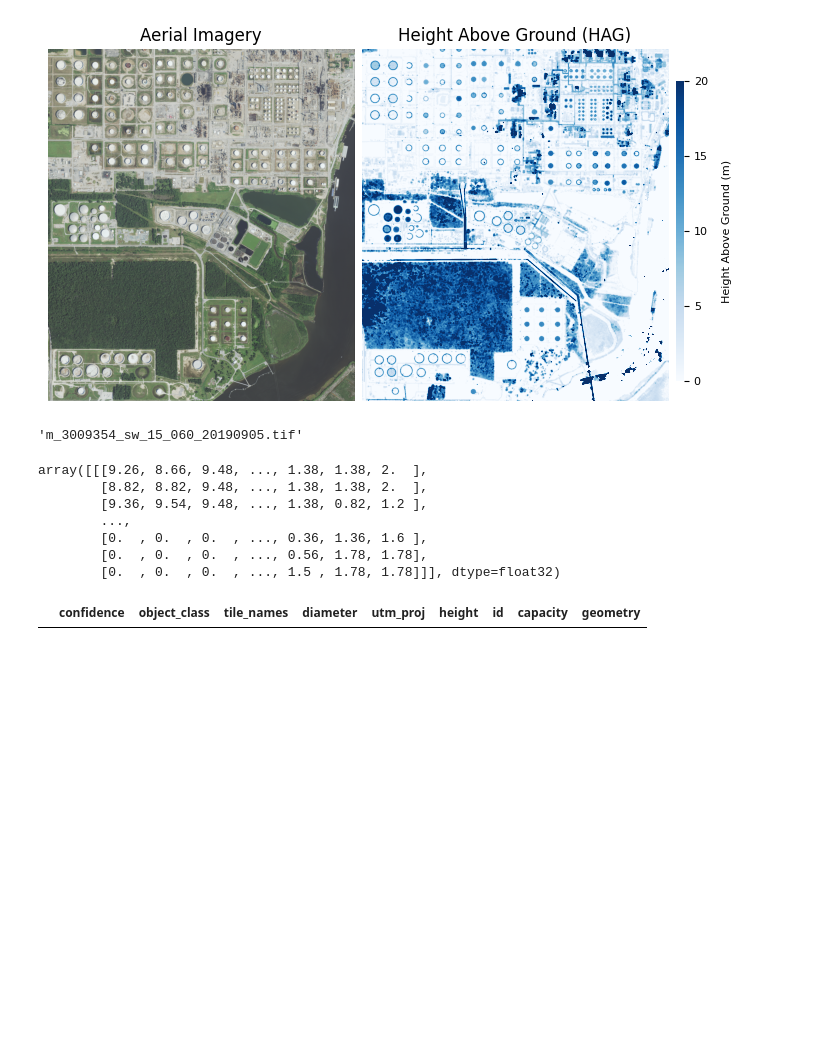
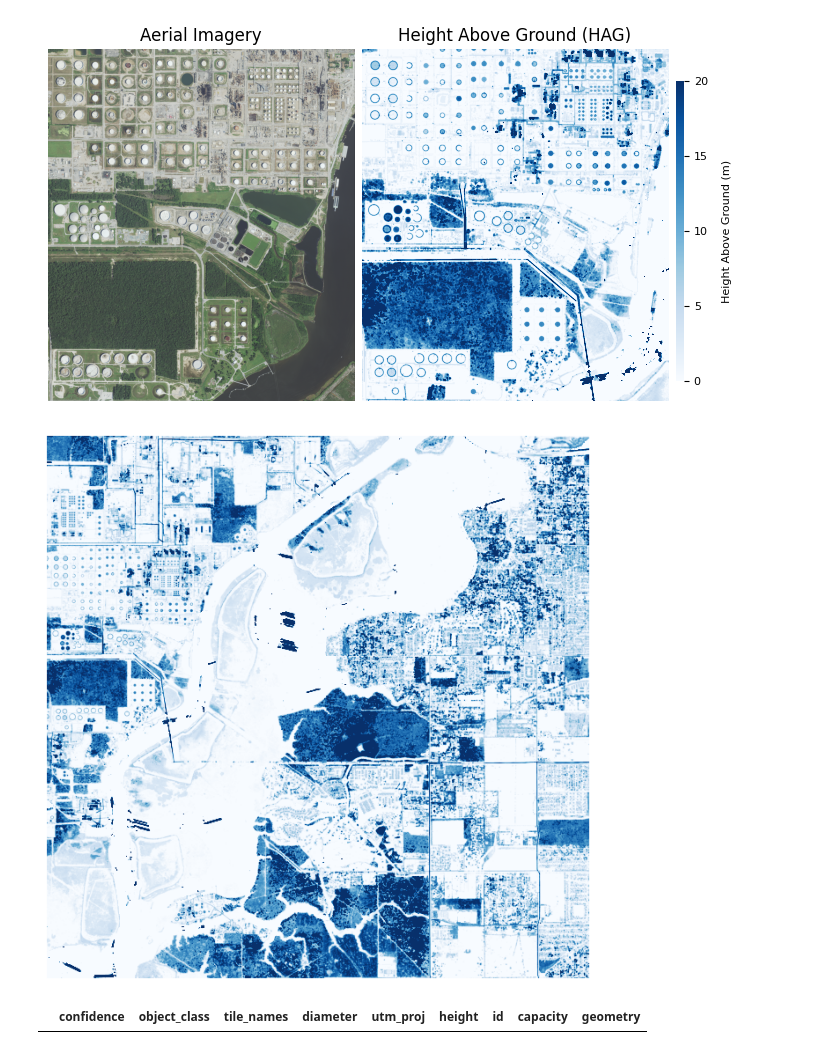
Before and after one commit to celinerobi/ast_object_detection_public, a Jupyter notebook: height_estimation_plot.ipynb, the cells around one changed output. Drawn from its saved outputs; the diff is of its cells as text; code cells hidden in the pictures; blank space fills up the shorter version.

Commit message:
push object detection, created figures

```diff
--- a/height_estimation_plot.ipynb
+++ b/height_estimation_plot.ipynb
@@ -89,18 +88,21 @@ plt.show()
 fig.savefig("HAG.png", dpi=900, pad_inches=0.25)
 # %% [output]
 [figure]
-# %%
-tif_name
-# %% [output]
-'m_3009354_sw_15_060_20190905.tif'
-# %%
-hag_img
-# %% [output]
-array([[[9.26, 8.66, 9.48, ..., 1.38, 1.38, 2.  ],
-        [8.82, 8.82, 9.48, ..., 1.38, 1.38, 2.  ],
-        [9.36, 9.54, 9.48, ..., 1.38, 0.82, 1.2 ],
-        ...,
-        [0.  , 0.  , 0.  , ..., 0.36, 1.36, 1.6 ],
-        [0.  , 0.  , 0.  , ..., 0.56, 1.78, 1.78],
-        [0.  , 0.  , 0.  , ..., 1.5 , 1.78, 1.78]]], dtype=float32)
+# %%
+hag_raster = rasterio.open(item_collection[0].assets["data"].href).read()#.squeeze()
+#hag_img, hag_transform  = rasterio.mask.mask(dataset=hag_raster, shapes=getFeatures(geo), crop=True) #nodata=nodata_value,
+
+fig, axes = plt.subplots(nrows=1, ncols=1, figsize=(8, 8))
+rasterio.plot.show(hag_raster, cmap="Blues", vmin=0, vmax=20, ax=axes)
+axes.set_axis_off()
+axes.set_xticks([])
+axes.set_yticks([])
+
+plt.axis('off')
+
+plt.subplots_adjust(wspace=0.025, hspace=0.025)
+plt.show()
+fig.savefig("HAG_alone.jpg", dpi=900, pad_inches=0.25)
+# %% [output]
+[figure, added]
 # %%
```
Also changed, not shown: parts of 19 cells of this notebook, 13 other files.
